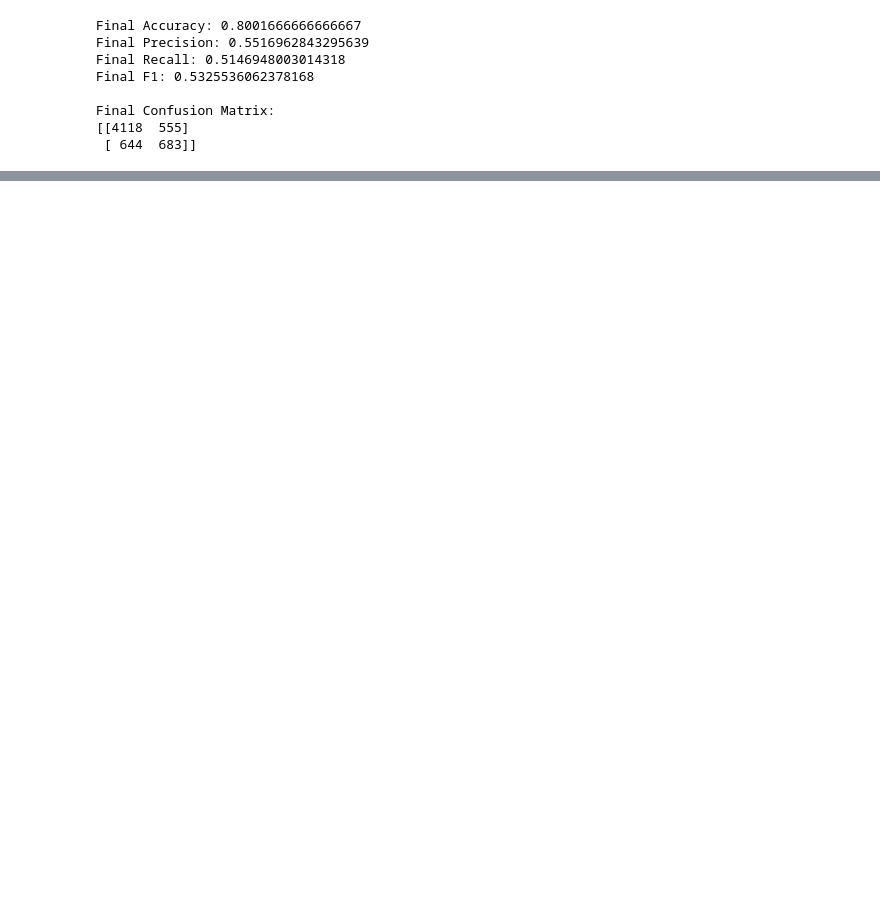
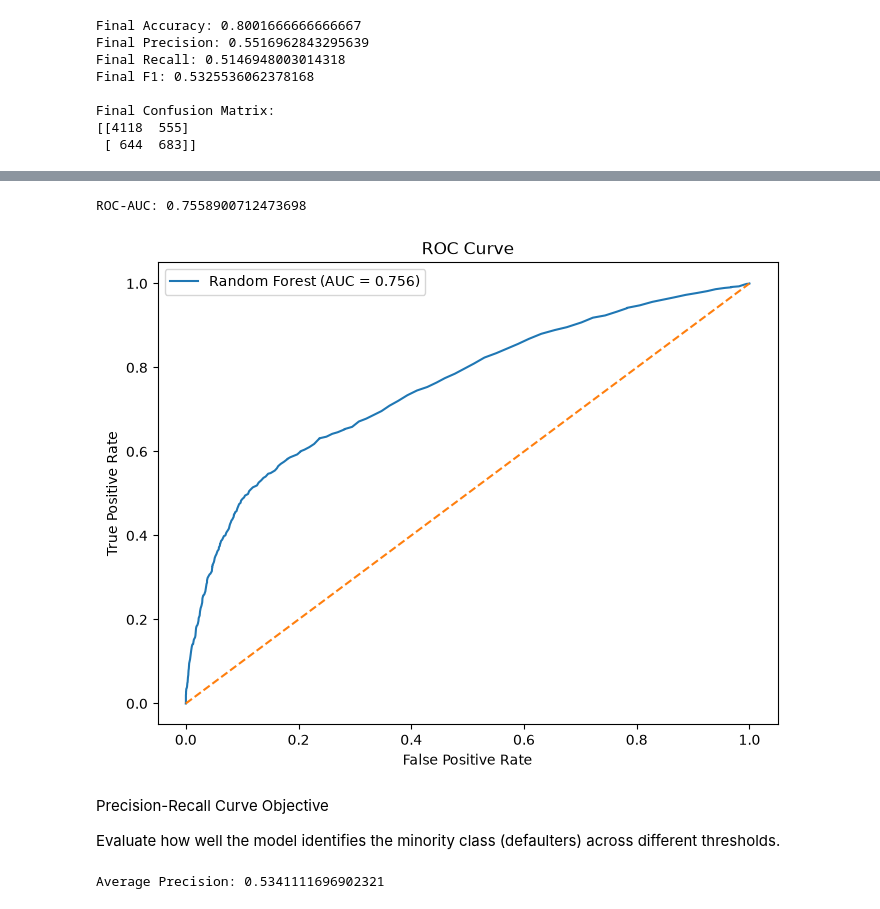
Before and after one commit to Iamhan-e/Credit-Card-Default-Predictor, a Jupyter notebook: notebooks/credit_card_default.ipynb, the cells around one changed output, grey strips where cells are left out. Drawn from its saved outputs; the diff is of its cells as text; code cells hidden in the pictures; blank space fills up the shorter version.

```diff
--- a/notebooks/credit_card_default.ipynb
+++ b/notebooks/credit_card_default.ipynb
@@ -289,15 +357,3 @@ numerical_features = [
     "PAY_AMT5",
     "PAY_AMT6"
 ]
-# %%
-from sklearn.linear_model import LogisticRegression
-from sklearn.metrics import accuracy_score
-
-model= LogisticRegression(max_iter=1000)
-
-model.fit(X_train,y_train)
-
-y_pred= model.predict(X_test)
-
-accuracy= accuracy_score(y_test,y_pred)
-print(f"Accuracy: {accuracy:.4f}")
@@ -441,7 +467,7 @@ np.int64(3797)
 # %%
 #Controlling the tree's complexity
 
-depths = [3, 5, 8, 10, 15,20,30]
+depths = [3, 5, 8, 10, 15, 20, 30]
 
 for depth in depths:
     tree_model = Pipeline([
@@ -460,24 +486,10 @@ for depth in depths:
     train_acc = accuracy_score(y_train, train_pred)
     test_acc = accuracy_score(y_test, test_pred)
 
-
-
-    tree_pred = tree_model.predict(X_test)
-
-
     print(
         f"Depth: {depth:2} | "
         f"Train: {train_acc:.4f} | "
         f"Test: {test_acc:.4f}"
     )
-
-
-    print("Accuracy:", accuracy_score(y_test, tree_pred))
-    print("Precision:", precision_score(y_test, tree_pred))
-    print("Recall:", recall_score(y_test, tree_pred))
-    print("F1:", f1_score(y_test, tree_pred))
-    print("\nConfusion Matrix:")
-    print(confusion_matrix(y_test, tree_pred))
-    print("----------------------------------")
 # %% [output]
 Depth:  3 | Train: 0.8195 | Test: 0.8162
@@ -867,0 +932,40 @@ Final Confusion Matrix:
+# %%
+from sklearn.metrics import roc_auc_score, roc_curve
+
+roc_auc = roc_auc_score(y_test, test_prob)
+
+print("ROC-AUC:", roc_auc)
+# %% [output]
+ROC-AUC: 0.7558900712473698
+# %%
+fpr, tpr, thresholds = roc_curve(y_test, test_prob)
+
+plt.figure(figsize=(8, 6))
+plt.plot(fpr, tpr, label=f"Random Forest (AUC = {roc_auc:.3f})")
+plt.plot([0, 1], [0, 1], linestyle="--")
+
+plt.xlabel("False Positive Rate")
+plt.ylabel("True Positive Rate")
+plt.title("ROC Curve")
+plt.legend()
+plt.show()
+# %% [output]
+[figure, added]
+# %% [markdown]
+Precision-Recall Curve
+Objective
+
+Evaluate how well the model identifies the minority class (defaulters) across different thresholds.
+# %%
+from sklearn.metrics import precision_recall_curve, average_precision_score
+
+precision, recall, thresholds = precision_recall_curve(
+    y_test,
+    test_prob
+)
+
+average_precision = average_precision_score(y_test, test_prob)
+
+print("Average Precision:", average_precision)
+# %% [output]
+Average Precision: 0.5341111696902321
```
Also changed, not shown: parts of 64 cells of this notebook, 1 other file.
